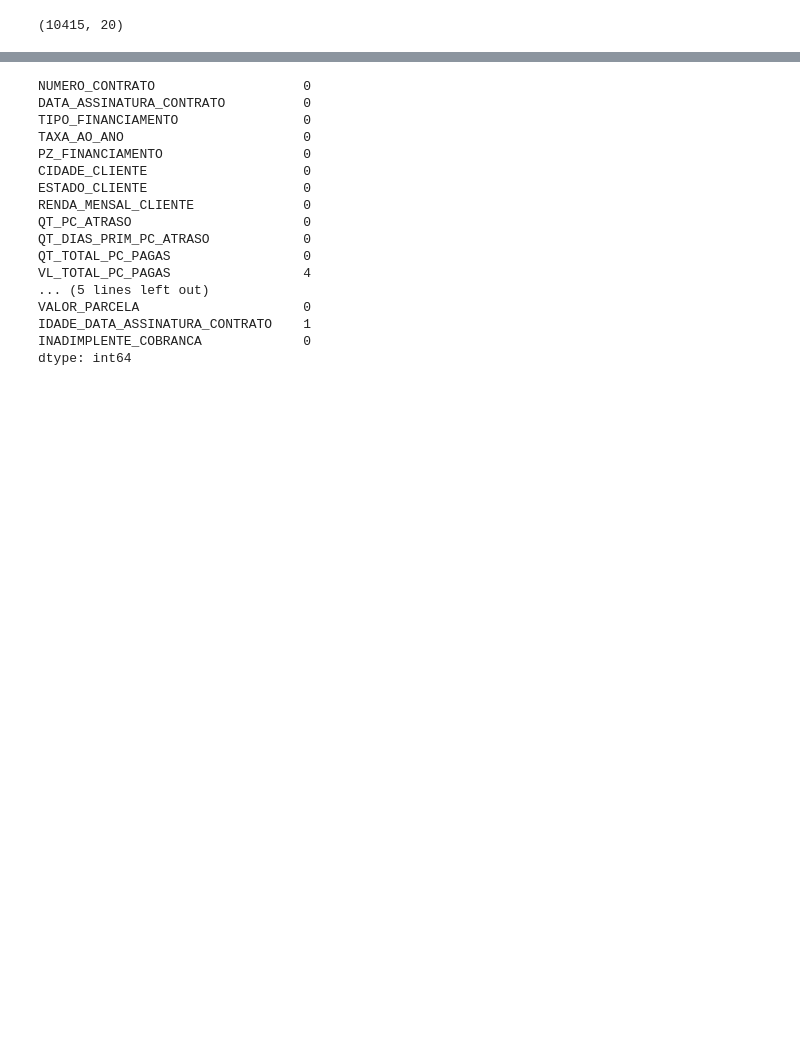
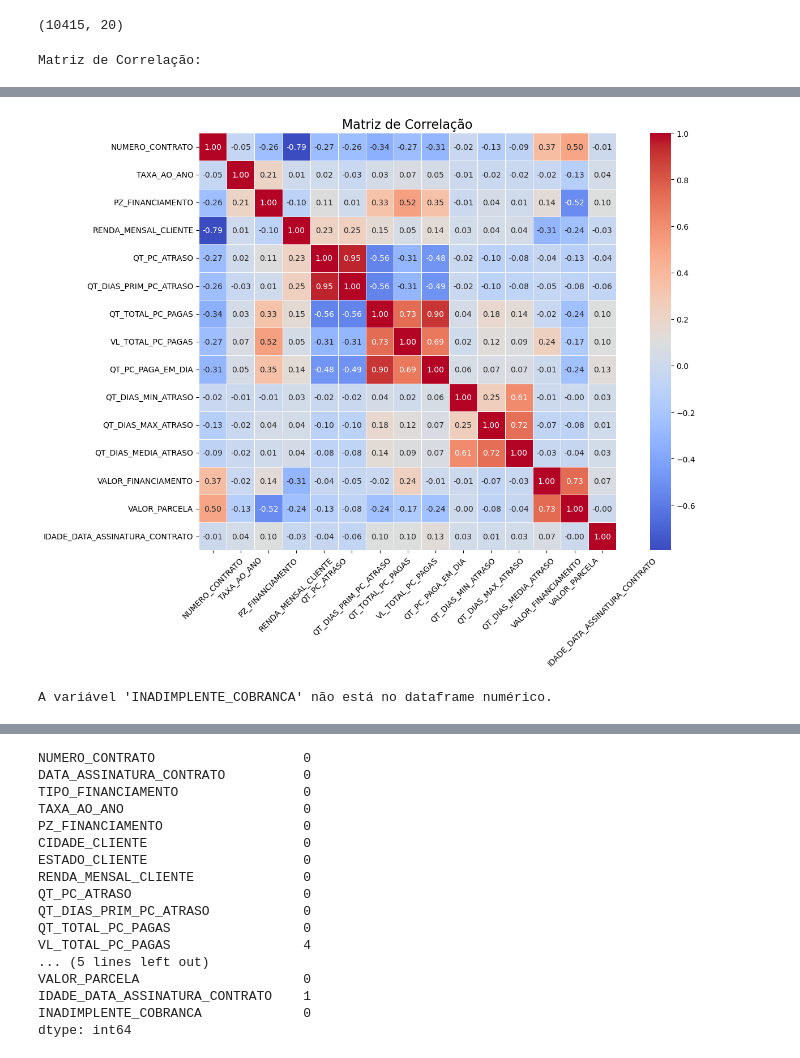
Before and after one commit to mm-dantas/credit-default-classification, a Jupyter notebook: credit-default-classification.ipynb, the cells around one changed output, grey strips where cells are left out. Cells and saved outputs as stored; diff of their text form; code cells hidden in the pictures; blank space fills up the shorter version.

```diff
--- a/credit-default-classification.ipynb
+++ b/credit-default-classification.ipynb
@@ -36,3 +45,61 @@ conexao.close()
 df_original.shape
 # %% [output]
 (10415, 20)
+# %%
+
+df_numerico = df_original.select_dtypes(include=['int64', 'float64'])
+
+
+
+matriz_correlacao = df_numerico.corr(method='pearson')
+
+print("Matriz de Correlação:")
+display(matriz_correlacao)
+
+
+
+plt.figure(figsize=(14,10))
+
+sns.heatmap(
+    matriz_correlacao,
+    annot=True,
+    cmap='coolwarm',
+    fmt=".2f",
+    linewidths=0.5,
+    square=True
+)
+
+plt.title("Matriz de Correlação", fontsize=16)
+plt.xticks(rotation=45)
+plt.yticks(rotation=0)
+plt.tight_layout()
+plt.show()
+
+
+
+target = 'INADIMPLENTE_COBRANCA'
+
+if target in df_numerico.columns:
+
+    correlacao_target = (
+        matriz_correlacao[target]
+        .sort_values(ascending=False)
+        .drop(target)
+    )
+
+    print("\nCorrelação com a variável alvo:")
+    display(correlacao_target)
+
+    # Visualização em gráfico
+    plt.figure(figsize=(20,7))
+    correlacao_target.plot(kind='bar')
+    plt.title(f"Correlação das Variáveis com {target}")
+    plt.ylabel("Correlação")
+    plt.xticks(rotation=45)
+    plt.tight_layout()
+    plt.show()
+
+else:
+    print(f"A variável '{target}' não está no dataframe numérico.")
+# %% [output]
+Matriz de Correlação:
@@ -39,2 +122,4 @@ df_original.shape
+[figure, added]
+A variável 'INADIMPLENTE_COBRANCA' não está no dataframe numérico.
 # %%
 #Visão geral do conjunto de dados
```
Also changed, not shown: parts of 29 cells of this notebook, 4 other files.
